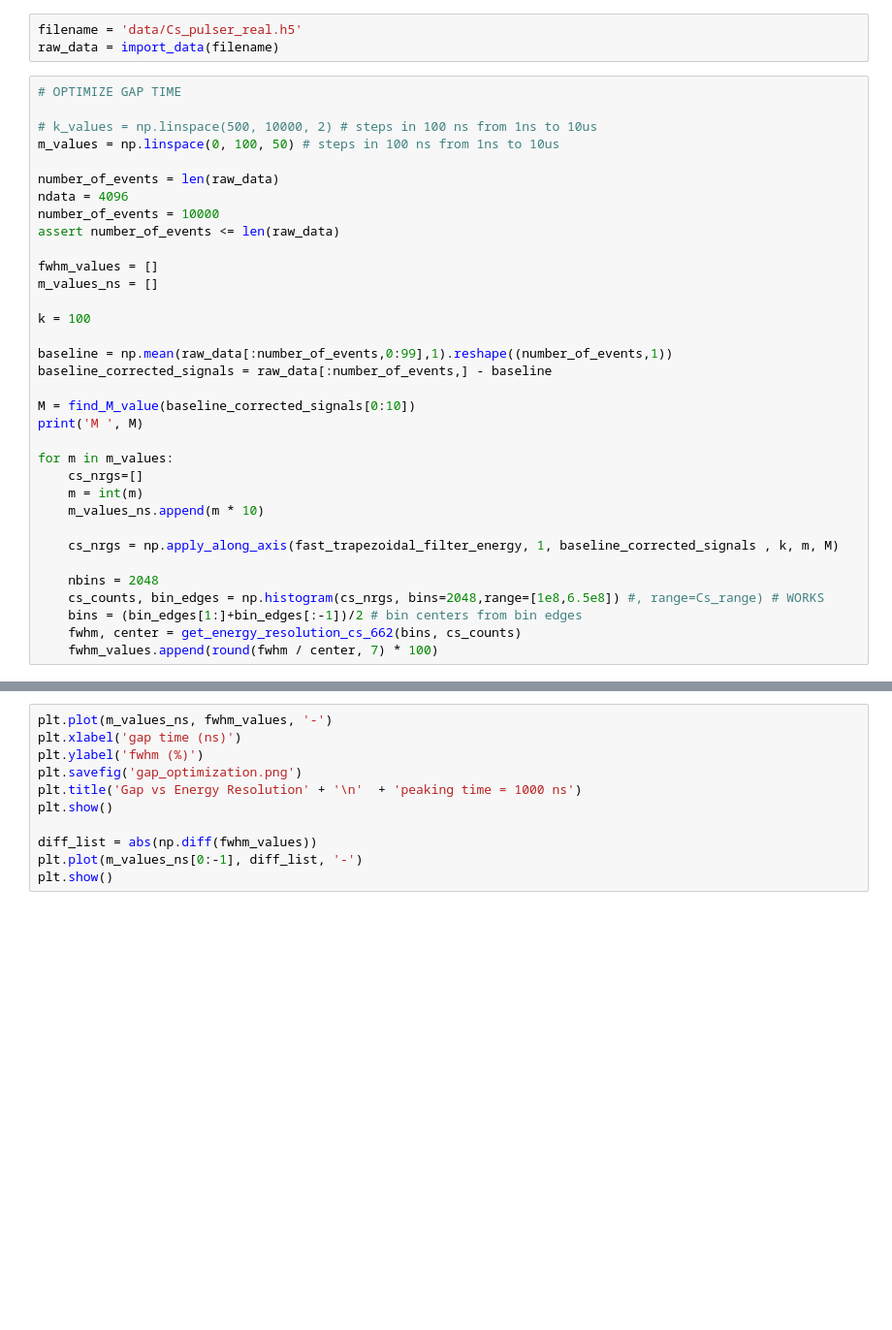
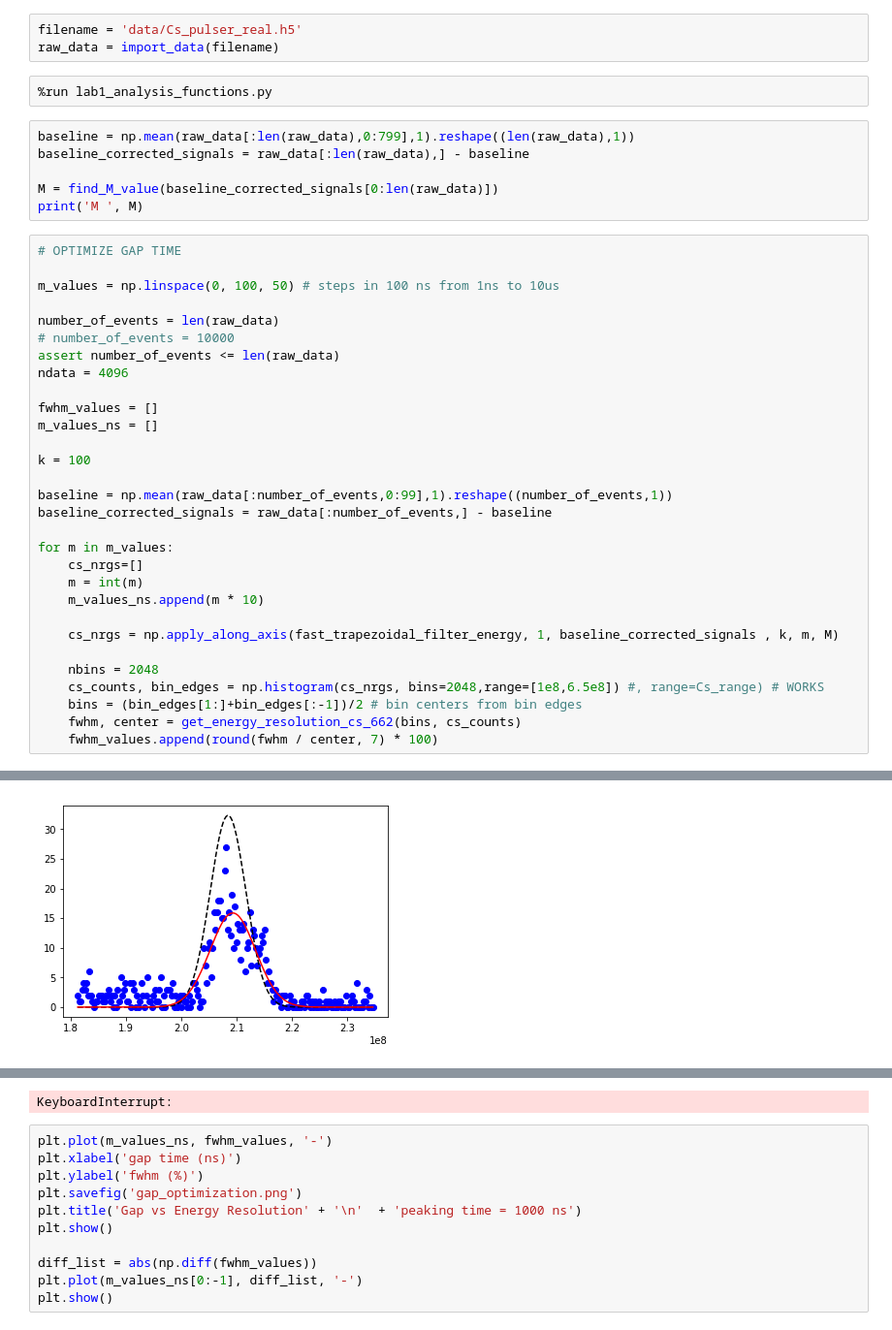
Before and after one commit to jmsz/lab3, a Jupyter notebook: lab1_analysis.ipynb, the cells around one changed output, grey strips where cells are left out. Shown: that part at 97% size. Cells and saved outputs as stored; diff of their text form; blank space fills up the shorter version.

```diff
--- a/lab1_analysis.ipynb
+++ b/lab1_analysis.ipynb
@@ -57,16 +61,23 @@ plt.show()
 # %%
 filename = 'data/Cs_pulser_real.h5'
 raw_data = import_data(filename)
+# %%
+%run lab1_analysis_functions.py
+# %%
+baseline = np.mean(raw_data[:len(raw_data),0:799],1).reshape((len(raw_data),1))
+baseline_corrected_signals = raw_data[:len(raw_data),] - baseline
+
+M = find_M_value(baseline_corrected_signals[0:len(raw_data)])
+print('M ', M)
 # %%
 # OPTIMIZE GAP TIME
 
-# k_values = np.linspace(500, 10000, 2) # steps in 100 ns from 1ns to 10us
 m_values = np.linspace(0, 100, 50) # steps in 100 ns from 1ns to 10us
 
 number_of_events = len(raw_data)
+# number_of_events = 10000
+assert number_of_events <= len(raw_data)
 ndata = 4096
-number_of_events = 10000
-assert number_of_events <= len(raw_data)
 
 fwhm_values = []
 m_values_ns = []
@@ -75,9 +86,6 @@ k = 100
 
 baseline = np.mean(raw_data[:number_of_events,0:99],1).reshape((number_of_events,1))
 baseline_corrected_signals = raw_data[:number_of_events,] - baseline
-
-M = find_M_value(baseline_corrected_signals[0:10])
-print('M ', M)
 
 for m in m_values:
     cs_nrgs=[]
@@ -95,0 +122 @@ for m in m_values:
+[figure, added]
@@ -96,3 +142,4 @@ for m in m_values:
+KeyboardInterrupt:
 # %%
 plt.plot(m_values_ns, fwhm_values, '-')
 plt.xlabel('gap time (ns)')
```
Also changed, not shown: parts of 14 cells of this notebook, 2 other files.
